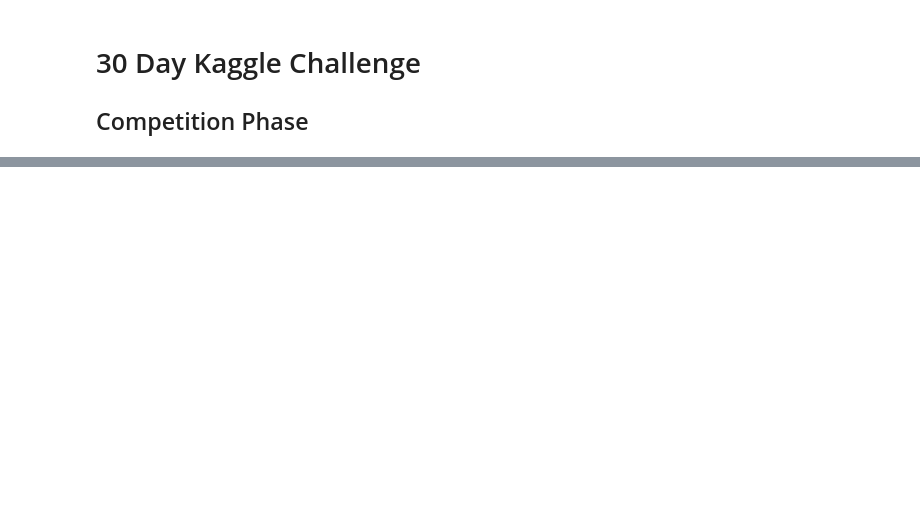
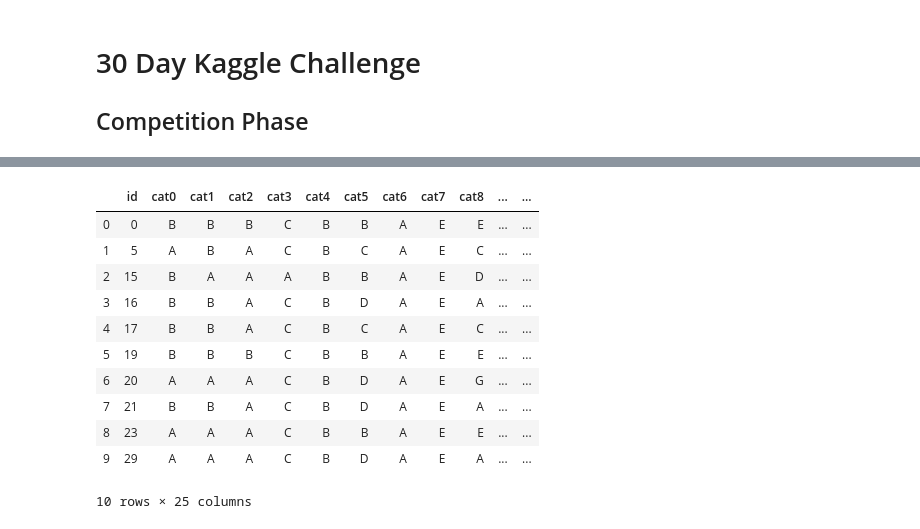
Before and after one commit to semibroiled/30daykaggle-ml, a Jupyter notebook: 30kml.ipynb, the cells around one changed output, grey strips where cells are left out. Drawn from its saved outputs; the diff is of its cells as text; code cells hidden in the pictures; blank space fills up the shorter version.

```diff
--- a/30kml.ipynb
+++ b/30kml.ipynb
@@ -13,0 +61,15 @@ cwd
+# %%
+data_test.head(10)
+# %% [output]
+|  | id | cat0 | cat1 | cat2 | cat3 | cat4 | cat5 | cat6 | cat7 | cat8 | ... | ... |
+| 0 | 0 | B | B | B | C | B | B | A | E | E | ... | ... |
+| 1 | 5 | A | B | A | C | B | C | A | E | C | ... | ... |
+| 2 | 15 | B | A | A | A | B | B | A | E | D | ... | ... |
+| 3 | 16 | B | B | A | C | B | D | A | E | A | ... | ... |
+| 4 | 17 | B | B | A | C | B | C | A | E | C | ... | ... |
+| 5 | 19 | B | B | B | C | B | B | A | E | E | ... | ... |
+| 6 | 20 | A | A | A | C | B | D | A | E | G | ... | ... |
+| 7 | 21 | B | B | A | C | B | D | A | E | A | ... | ... |
+| 8 | 23 | A | A | A | C | B | B | A | E | E | ... | ... |
+| 9 | 29 | A | A | A | C | B | D | A | E | A | ... | ... |
+10 rows × 25 columns
```
Also changed, not shown: parts of 9 cells of this notebook.
